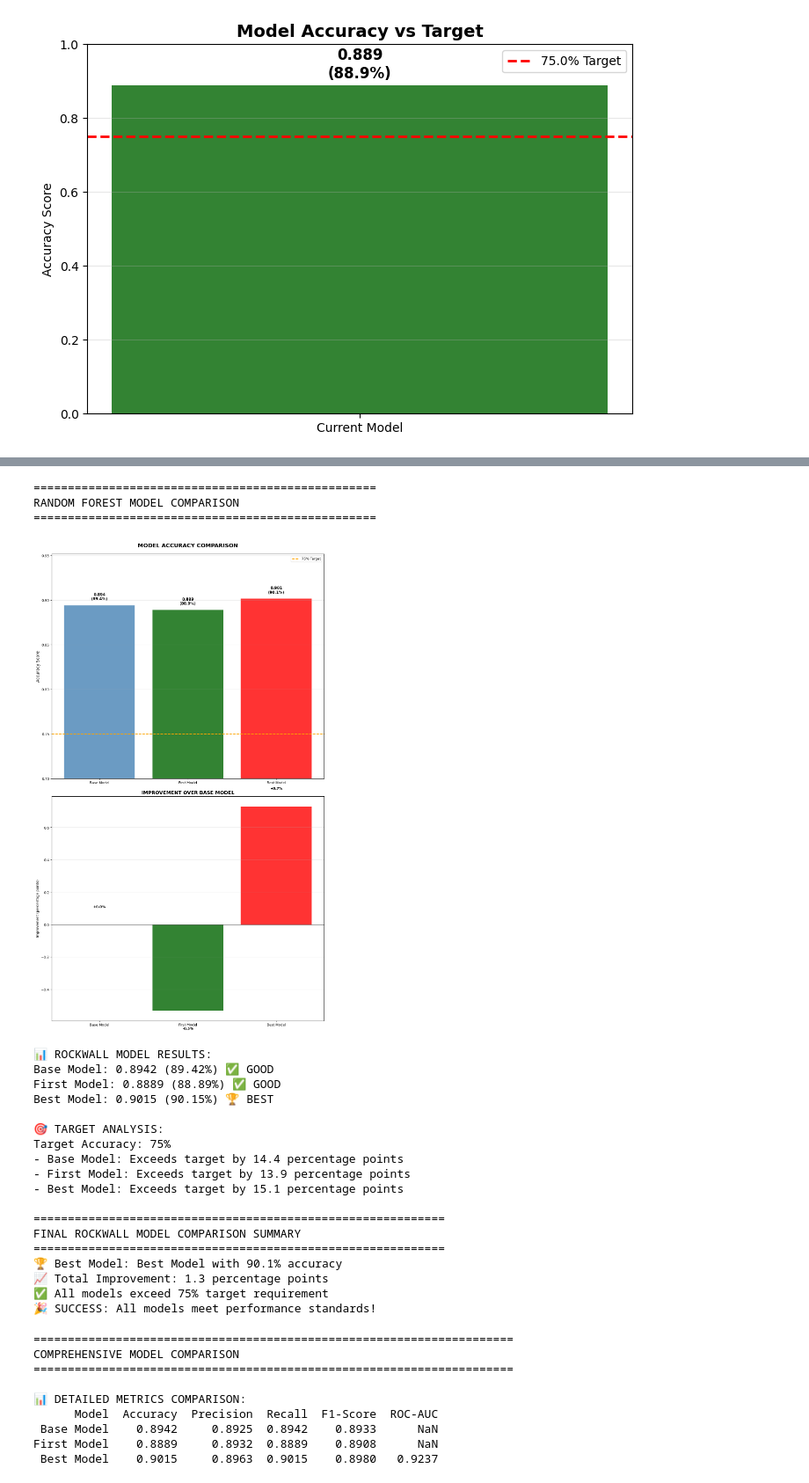
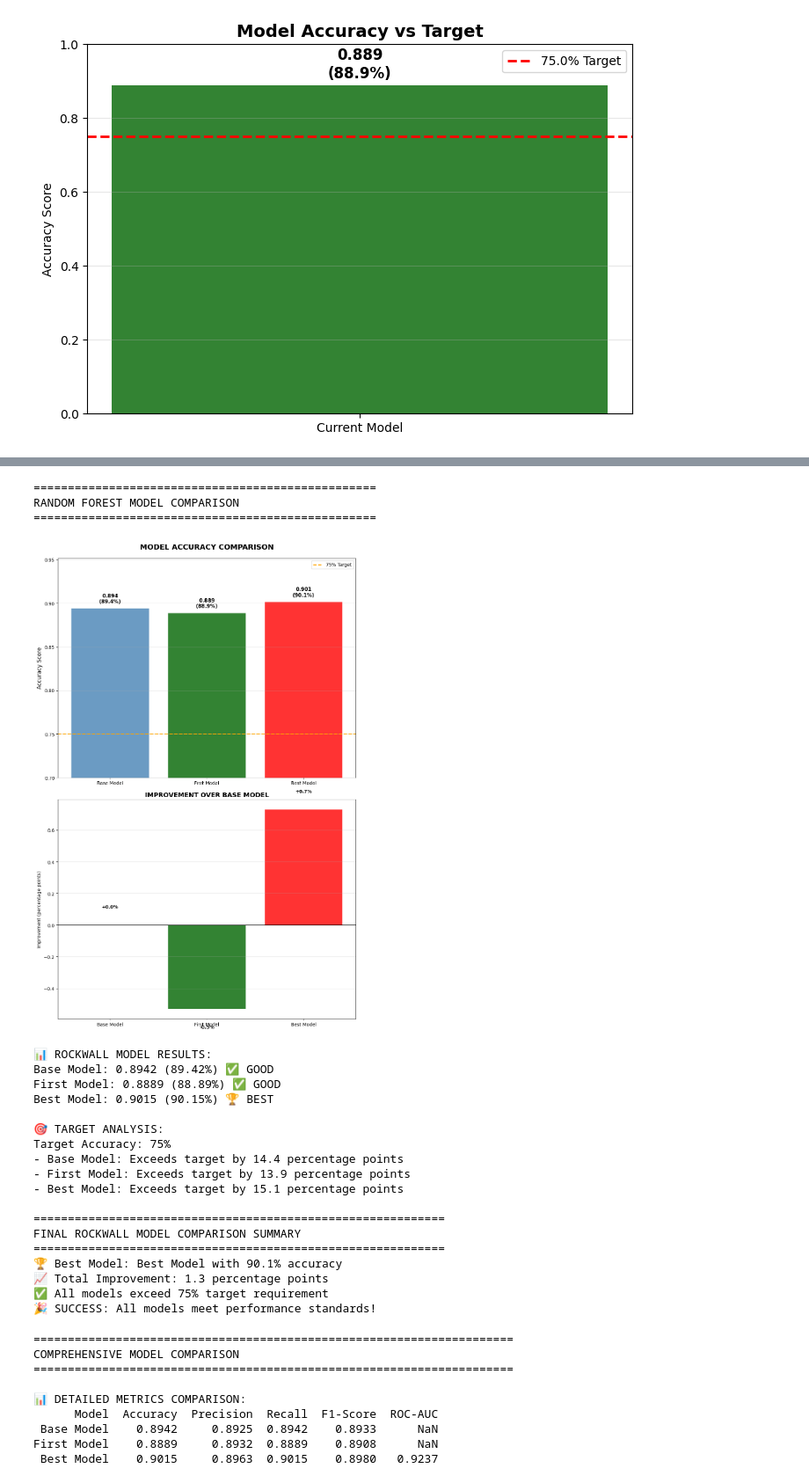
Before and after one commit to eliu14/project4_bootcamp, a Jupyter notebook: RandomForest_Analysis.ipynb, the cells around one changed output, grey strips where cells are left out. Shown at 88% size. Cells and saved outputs as stored; diff of their text form; code cells hidden in the pictures.

Commit message:
Updated Final Model Analysis

```diff
--- a/RandomForest_Analysis.ipynb
+++ b/RandomForest_Analysis.ipynb
@@ -1137,12 +1689,12 @@ model_results = {
 
 rockwall_results = pd.DataFrame(model_results)
 
-# Model Accuracy Comparison (matching your style)
+# Model Accuracy Comparison
 print("\n" + "="*50)
 print("RANDOM FOREST MODEL COMPARISON")
 print("="*50)
 
-plt.figure(figsize=(12, 20))
+plt.figure(figsize=(10, 15))
 
 # Main accuracy comparison plot
 plt.subplot(2, 1, 1)
@@ -1191,34 +1743,34 @@ plt.show()
 print(f"\n📊 ROCKWALL MODEL RESULTS:")
 best_model_row = rockwall_results.loc[rockwall_results['Accuracy'].idxmax()]
 
 for idx, row in rockwall_results.iterrows():
     status = "🏆 BEST" if row['Model'] == best_model_row['Model'] else "✅ GOOD"
     print(f"{row['Model']}: {row['Accuracy']:.4f} ({row['Accuracy']*100:.2f}%) {status}")
 
 print(f"\n🎯 TARGET ANALYSIS:")
 print(f"Target Accuracy: 75%")
 for idx, row in rockwall_results.iterrows():
     exceed = (row['Accuracy'] - 0.75) * 100
     print(f"- {row['Model']}: Exceeds target by {exceed:.1f} percentage points")
 
 print(f"\n" + "="*60)
 print("FINAL ROCKWALL MODEL COMPARISON SUMMARY")
 print("="*60)
 print(f"🏆 Best Model: {best_model_row['Model']} with {best_model_row['Accuracy']*100:.1f}% accuracy")
 print(f"📈 Total Improvement: {(rockwall_results['Accuracy'].max() - rockwall_results['Accuracy'].min())*100:.1f} percentage points")
 
 # Check if all models exceed target
 all_exceed = all(acc >= 0.75 for acc in rockwall_results['Accuracy'])
 if all_exceed:
     print(f"✅ All models exceed 75% target requirement")
     print(f"🎉 SUCCESS: All models meet performance standards!")
 else:
     print(f"⚠️  Some models below 75% target - review performance")
 # %% [output]
 ==================================================
 RANDOM FOREST MODEL COMPARISON
 ==================================================
-[figure, old version]
+[figure, new version]
 📊 ROCKWALL MODEL RESULTS:
 Base Model: 0.8942 (89.42%) ✅ GOOD
 First Model: 0.8889 (88.89%) ✅ GOOD
```
Also changed, not shown: parts of 9 cells of this notebook, 1 other file.
